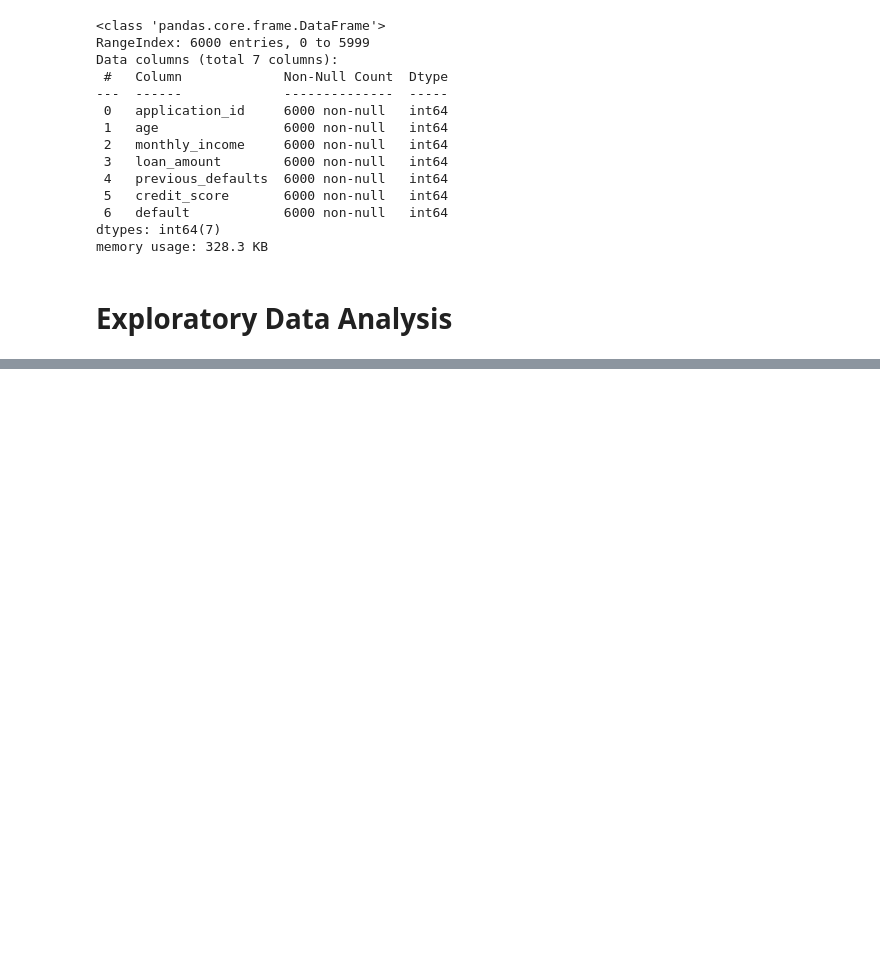
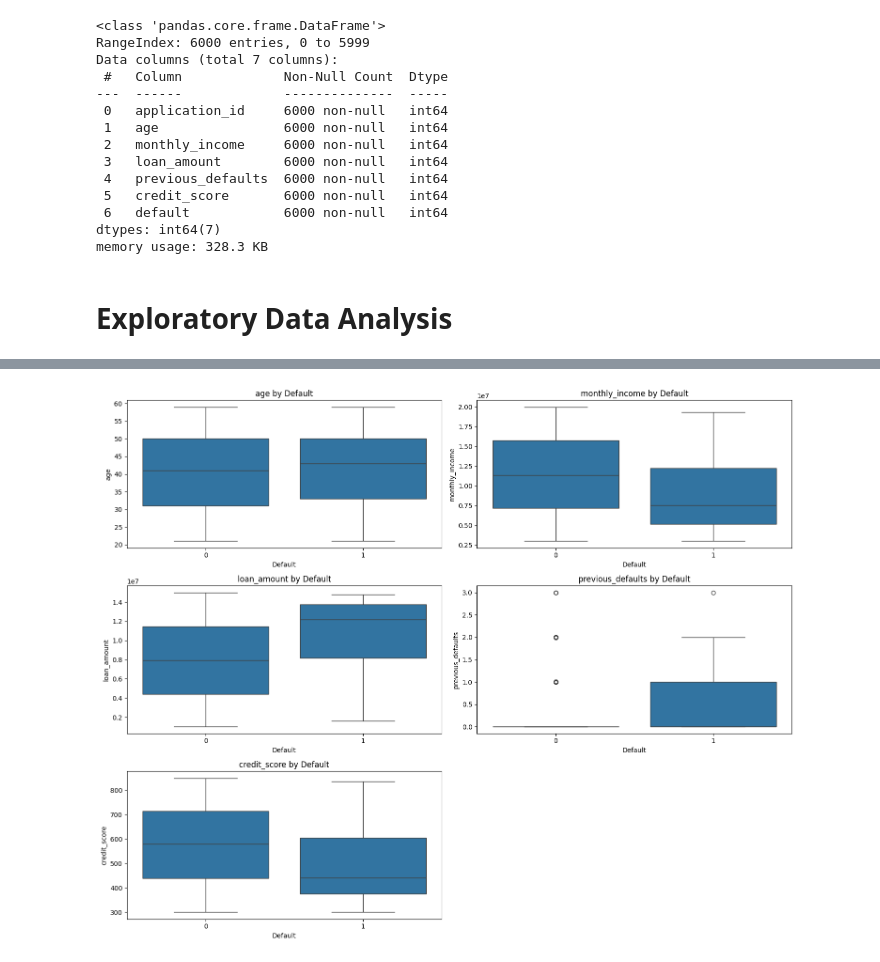
Before and after one commit to RadityaEr/Credit-Risk-E-Commerce, a Jupyter notebook: notebooks/B_modeling.ipynb, the cells around one changed output, grey strips where cells are left out. Saved outputs shown, nothing was run; the diff lists cells and outputs as text; code cells hidden in the pictures; blank space fills up the shorter version.

```diff
--- a/notebooks/B_modeling.ipynb
+++ b/notebooks/B_modeling.ipynb
@@ -138,0 +175,17 @@ memory usage: 328.3 KB
+# %%
+
+numeric_cols = ['age', 'monthly_income', 'loan_amount', 'previous_defaults', 'credit_score']
+
+plt.figure(figsize=(15, 12))
+
+for i, col in enumerate(numeric_cols, 1):
+    plt.subplot(3, 2, i)
+    sns.boxplot(x='default', y=col, data=df)
+    plt.title(f'{col} by Default')
+    plt.xlabel('Default')
+    plt.ylabel(col)
+
+plt.tight_layout()
+plt.show()
+# %% [output]
+[figure, added]
```
Also changed, not shown: parts of 12 cells of this notebook.
